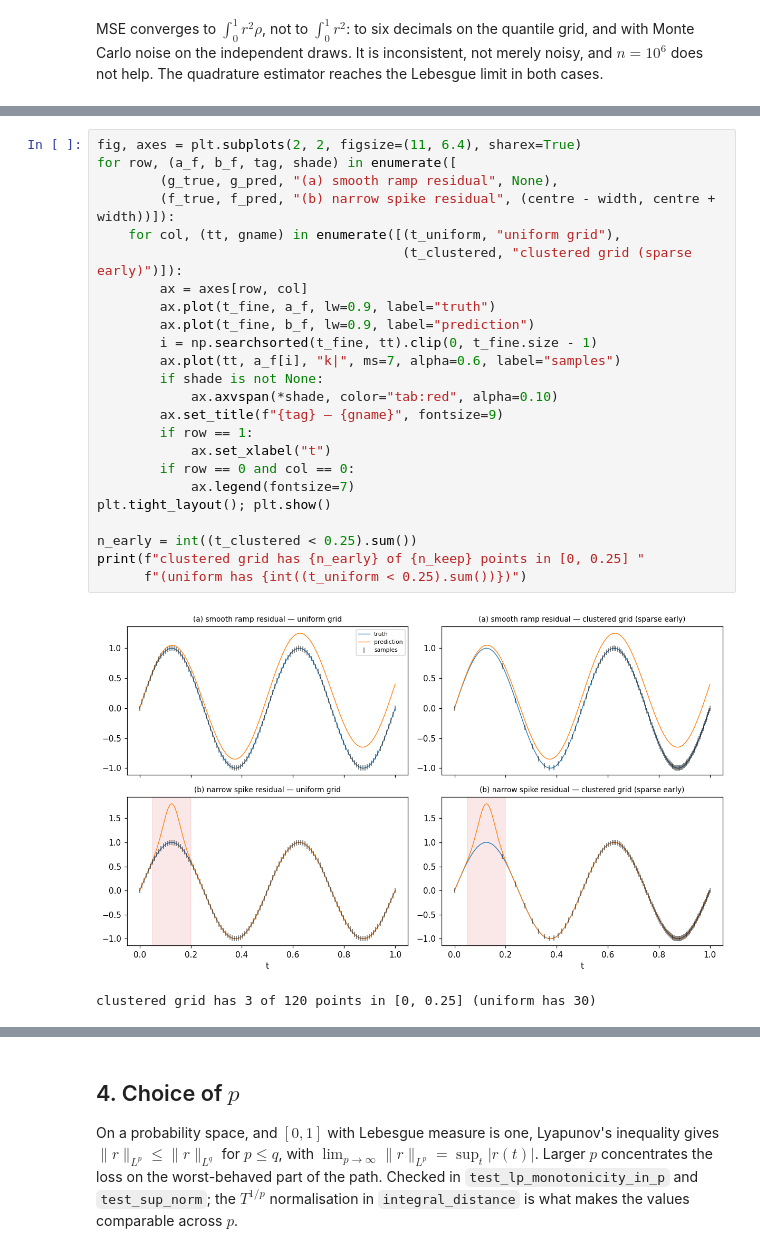
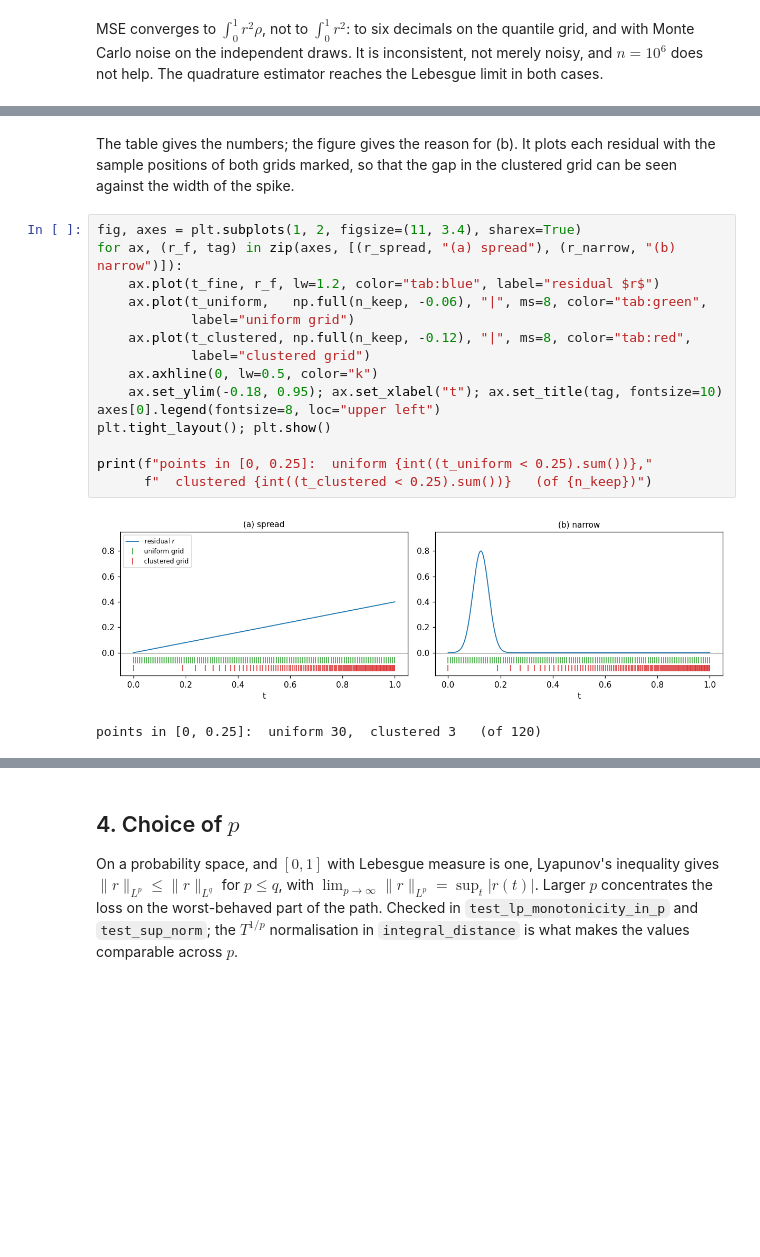
Before and after one commit to davinhpqiu/pathwise-loss, a Jupyter notebook: notebooks/01_integral_norms.ipynb, the cells around one changed output, grey strips where cells are left out. Cells and saved outputs as stored; diff of their text form; blank space fills up the shorter version.

```diff
--- a/notebooks/01_integral_norms.ipynb
+++ b/notebooks/01_integral_norms.ipynb
@@ -295,31 +292,24 @@ for label, (a_f, b_f) in [("(a) smooth ramp", (g_true, g_pred)),
         grid    L2 (quad)    sqrt(MSE)    L2 err   MSE err
      uniform      0.18447      0.18370     0.0%     0.4%
    clustered      0.03106      0.00820    83.2%    95.6%
+# %% [markdown]
+The table gives the numbers; the figure gives the reason for (b). It plots each residual with the sample positions of both grids marked, so that the gap in the clustered grid can be seen against the width of the spike.
 # %%
-fig, axes = plt.subplots(2, 2, figsize=(11, 6.4), sharex=True)
-for row, (a_f, b_f, tag, shade) in enumerate([
-        (g_true, g_pred, "(a) smooth ramp residual", None),
-        (f_true, f_pred, "(b) narrow spike residual", (centre - width, centre + width))]):
-    for col, (tt, gname) in enumerate([(t_uniform, "uniform grid"),
-                                       (t_clustered, "clustered grid (sparse early)")]):
-        ax = axes[row, col]
-        ax.plot(t_fine, a_f, lw=0.9, label="truth")
-        ax.plot(t_fine, b_f, lw=0.9, label="prediction")
-        i = np.searchsorted(t_fine, tt).clip(0, t_fine.size - 1)
-        ax.plot(tt, a_f[i], "k|", ms=7, alpha=0.6, label="samples")
-        if shade is not None:
-            ax.axvspan(*shade, color="tab:red", alpha=0.10)
-        ax.set_title(f"{tag} — {gname}", fontsize=9)
-        if row == 1:
-            ax.set_xlabel("t")
-        if row == 0 and col == 0:
-            ax.legend(fontsize=7)
+fig, axes = plt.subplots(1, 2, figsize=(11, 3.4), sharex=True)
+for ax, (r_f, tag) in zip(axes, [(r_spread, "(a) spread"), (r_narrow, "(b) narrow")]):
+    ax.plot(t_fine, r_f, lw=1.2, color="tab:blue", label="residual $r$")
+    ax.plot(t_uniform,   np.full(n_keep, -0.06), "|", ms=8, color="tab:green",
+            label="uniform grid")
+    ax.plot(t_clustered, np.full(n_keep, -0.12), "|", ms=8, color="tab:red",
+            label="clustered grid")
+    ax.axhline(0, lw=0.5, color="k")
+    ax.set_ylim(-0.18, 0.95); ax.set_xlabel("t"); ax.set_title(tag, fontsize=10)
+axes[0].legend(fontsize=8, loc="upper left")
 plt.tight_layout(); plt.show()
 
-n_early = int((t_clustered < 0.25).sum())
-print(f"clustered grid has {n_early} of {n_keep} points in [0, 0.25] "
-      f"(uniform has {int((t_uniform < 0.25).sum())})")
+print(f"points in [0, 0.25]:  uniform {int((t_uniform < 0.25).sum())},"
+      f"  clustered {int((t_clustered < 0.25).sum())}   (of {n_keep})")
 # %% [output]
-[figure, old version]
+[figure, new version]
-clustered grid has 3 of 120 points in [0, 0.25] (uniform has 30)
+points in [0, 0.25]:  uniform 30,  clustered 3   (of 120)
 # %% [markdown]
```
Also changed, not shown: parts of 3 cells of this notebook.
